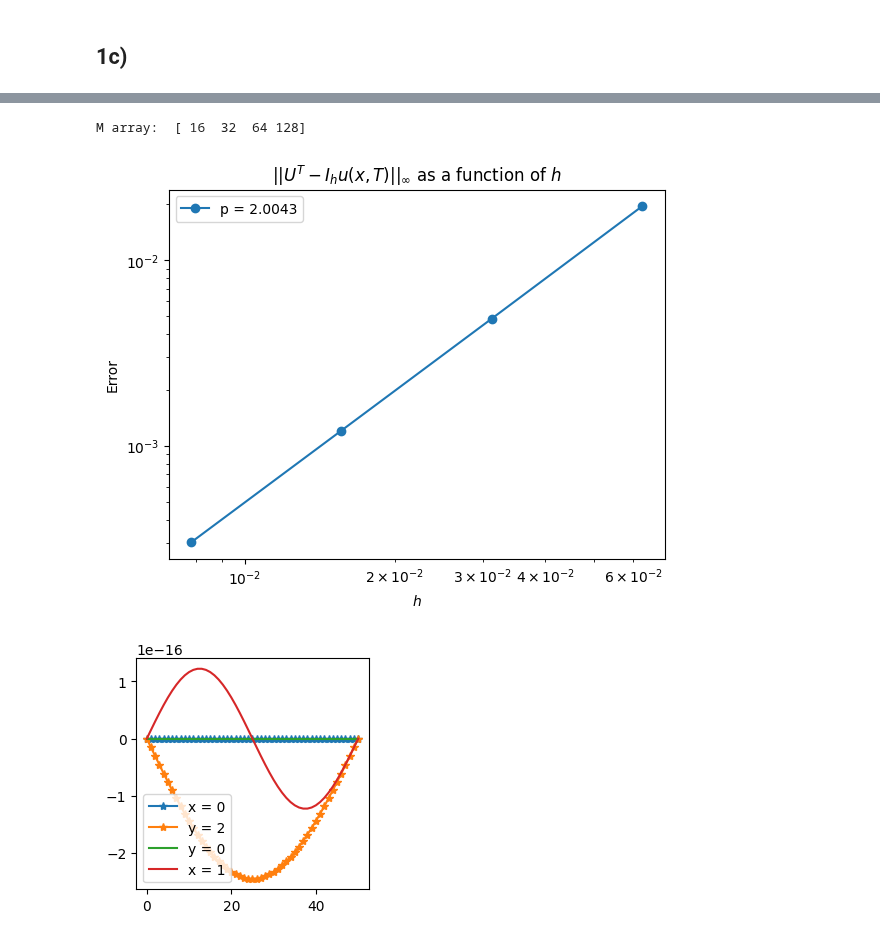
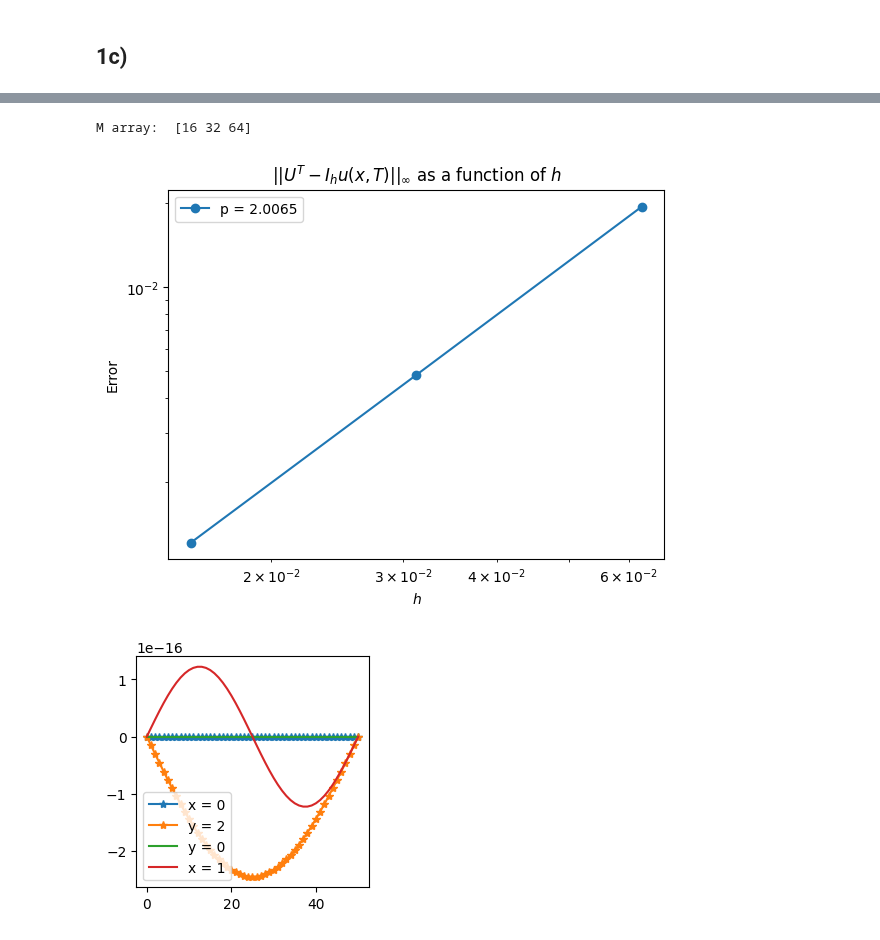
Before and after one commit to aledha/TMA4212-NumDiffDiff, a Jupyter notebook: Project 1/Proj1_code.ipynb, the cells around one changed output, grey strips where cells are left out. Cells and saved outputs as stored; diff of their text form; code cells hidden in the pictures.

```diff
--- a/Project 1/Proj1_code.ipynb
+++ b/Project 1/Proj1_code.ipynb
@@ -41,8 +41,8 @@ def dirichlet(boundaries, alpha = 1, beta = 1):
     l, t, r, b = boundaries
     M = l.shape[0] - 1         # l is M+1
     G = np.zeros((M-1, M-1))
-    G[0, :] += beta * np.insert(b[1:M-1], 0, 0)
-    G[-1, :] += beta * np.append(t[2: M],0)
+    G[0, 1:] += beta * b[1:M-1]
+    G[-1, :-1] += beta * t[2: M]
     G[:, 0] += alpha * l[1:M] + beta * l[0:M-1]
     G[:, -1] += alpha * r[1:M] + beta * np.append(r[2:M],0)
     """plt.imshow(G)
@@ -265,5 +265,5 @@ plt.show()
 # %%
-num_points = 4
+num_points = 3
 Ms = 2**np.arange(4, 4+num_points)
 print("M array: ", Ms)
 hs = 1 / Ms
@@ -278,35 +278,35 @@ def f(x, y):
 
 errors = np.zeros(num_points)
 
 for i in range(num_points):
     x = np.linspace(0, 1, Ms[i]+1)
     y = np.linspace(0, 2, Ms[i]+1)
     xx, yy = np.meshgrid(x, y)
 
     f_matrix = f(xx, yy)[1:-1, 1:-1]
     f_vec = f_matrix.flatten()
     U_exact = u_exact(xx, yy)
 
     bottom = U_exact[0, :]
     top = U_exact[-1, :]
     left = U_exact[:, 0]
     right = U_exact[:, -1]
     boundaries = [left,top,right,bottom]
 
     U = solver(f_vec, boundaries, a, Ms[i])
     errors[i] = np.max(np.abs(U - U_exact[1:-1, 1:-1]))
 
 order = np.polyfit(np.log(hs),np.log(errors), 1)[0]
 
 plt.loglog(hs, errors, '-o', label = 'p = {:.4f}'.format(order))
 plt.xlabel(r'$h$')
 plt.ylabel('Error')
 plt.title(r'$||U^T-I_hu(x,T)||_\infty$ as a function of $h$')
 plt.legend()
 plt.show()
 # %% [output]
-M array:  [ 16  32  64 128]
+M array:  [16 32 64]
-[figure, old version]
+[figure, new version]
 # %%
 M = 50
 h = 1/M
```
Also changed, not shown: parts of 3 cells of this notebook.
